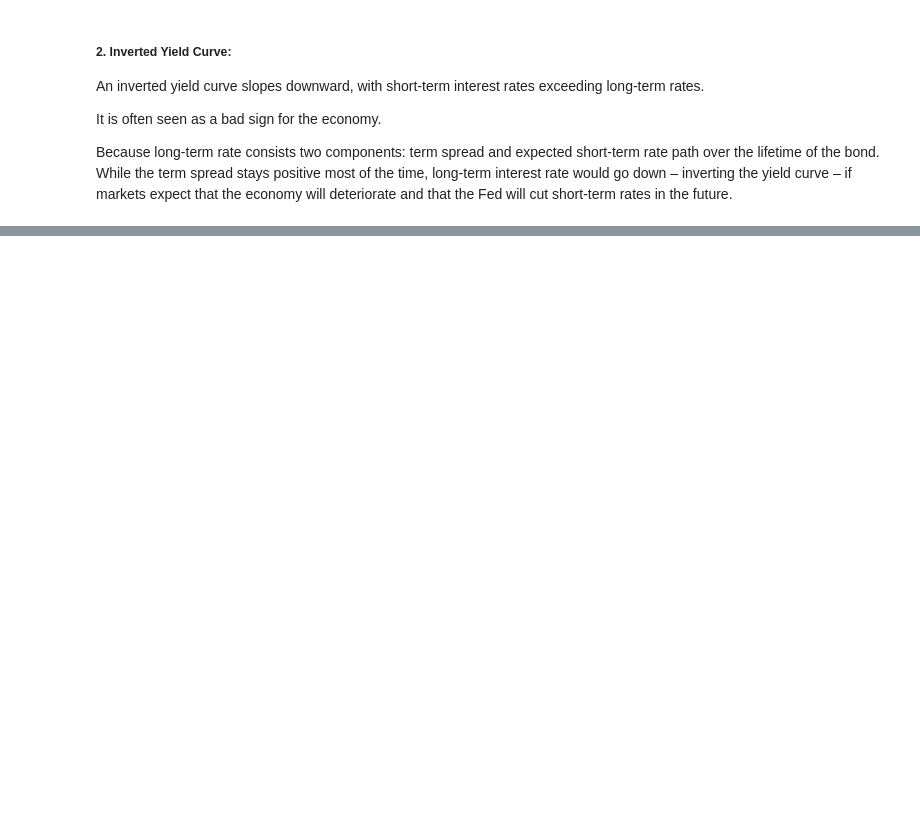
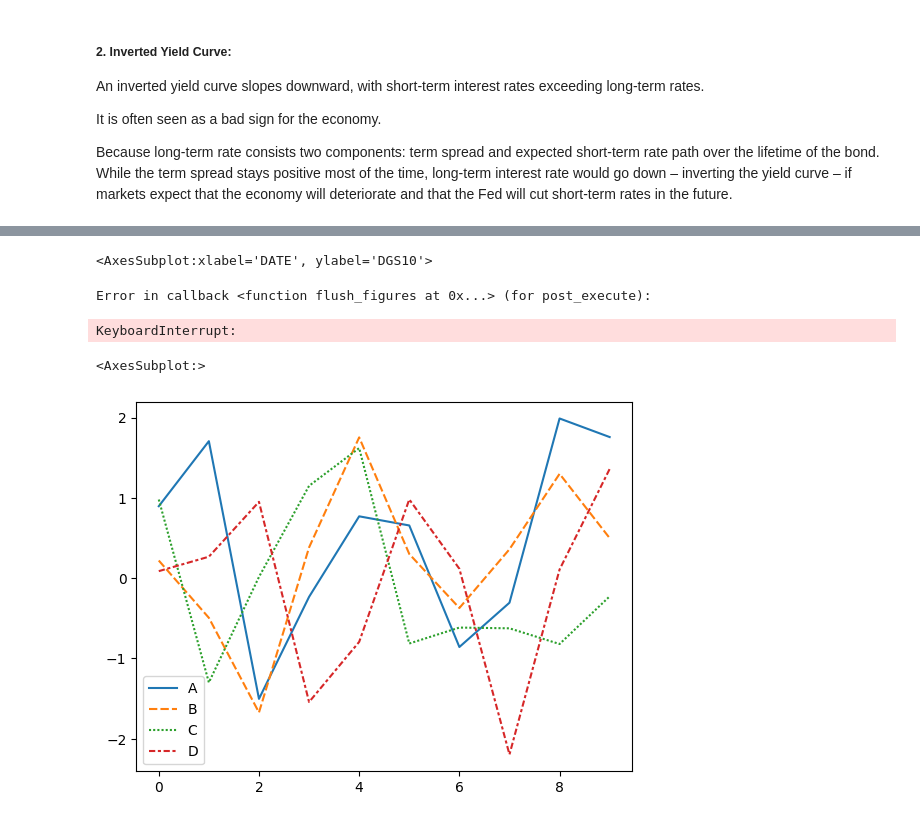
Before and after one commit to SGPPellow/Yield-Curve, a Jupyter notebook: Yield Curve.ipynb, the cells around one changed output, grey strips where cells are left out. Drawn from its saved outputs; the diff is of its cells as text; code cells hidden in the pictures; blank space fills up the shorter version.

```diff
--- a/Yield Curve.ipynb
+++ b/Yield Curve.ipynb
@@ -47,0 +119,12 @@ data.plot()
+# %%
+fig, ax = plt.subplots(figsize = (10,5))
+sns.lineplot(DGS10,x = 'DATE', y = 'DGS10')
+# %% [output]
+<AxesSubplot:xlabel='DATE', ylabel='DGS10'>
+Error in callback <function flush_figures at 0x...> (for post_execute):
+KeyboardInterrupt:
+# %%
+sns.lineplot(D1)
+# %% [output]
+<AxesSubplot:>
+[figure, added]
```
Also changed, not shown: parts of 9 cells of this notebook, 2 other files.
